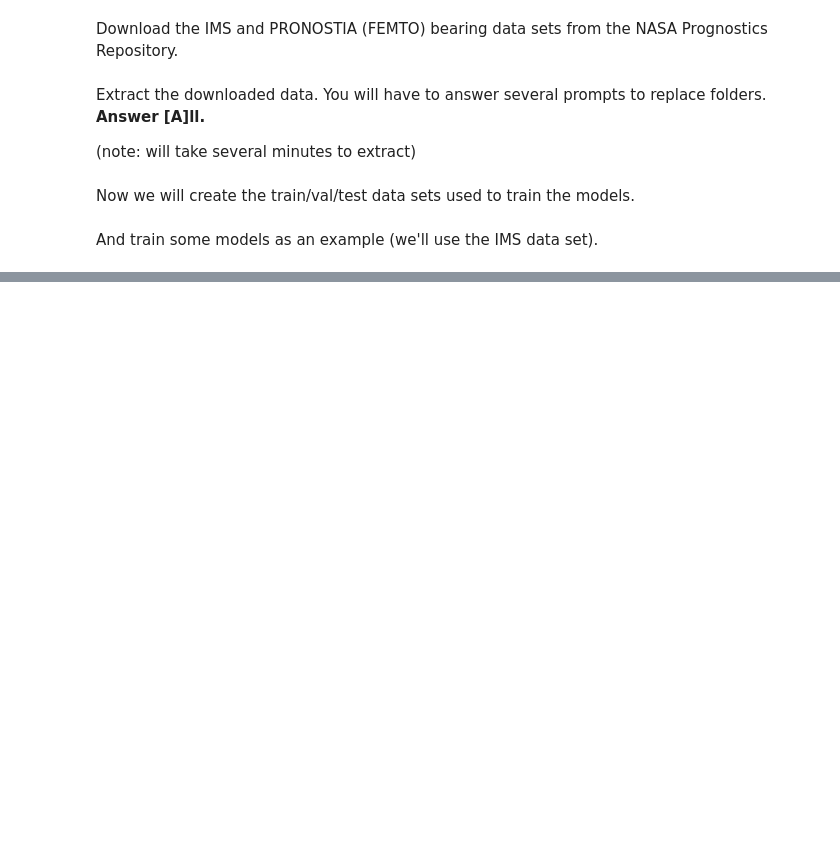
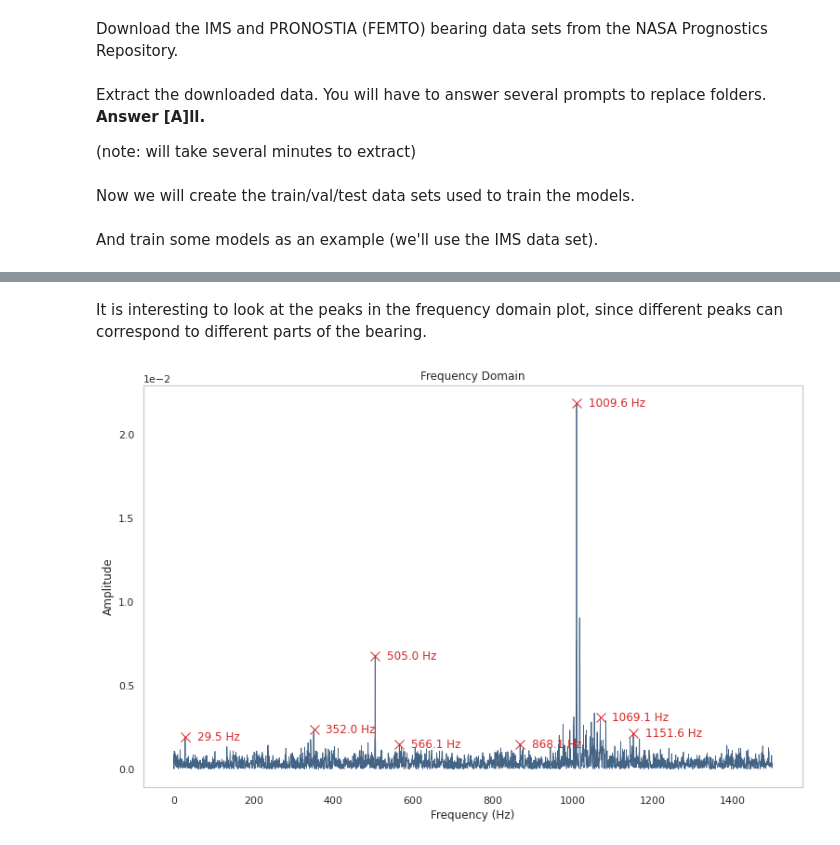
Before and after one commit to tvhahn/weibull-knowledge-informed-ml, a Jupyter notebook: example.ipynb, the cells around one changed output, grey strips where cells are left out. Saved outputs shown, nothing was run; the diff lists cells and outputs as text; code cells hidden in the pictures; blank space fills up the shorter version.

```diff
--- a/example.ipynb
+++ b/example.ipynb
@@ -56,0 +142,7 @@ folder_raw_data = folder_root / 'data/raw/IMS/' # raw data folder
+# %% [markdown]
+It is interesting to look at the peaks in the frequency domain plot, since different peaks can correspond to different parts of the bearing.
+# %%
+# only plot to 1500 Hz
+plot_freq_peaks(xf, yf, max_freq_to_plot=1500, peak_height=0.0015, peak_distance=50)
+# %% [output]
+[figure, added]
```
Also changed, not shown: parts of 28 cells of this notebook.
